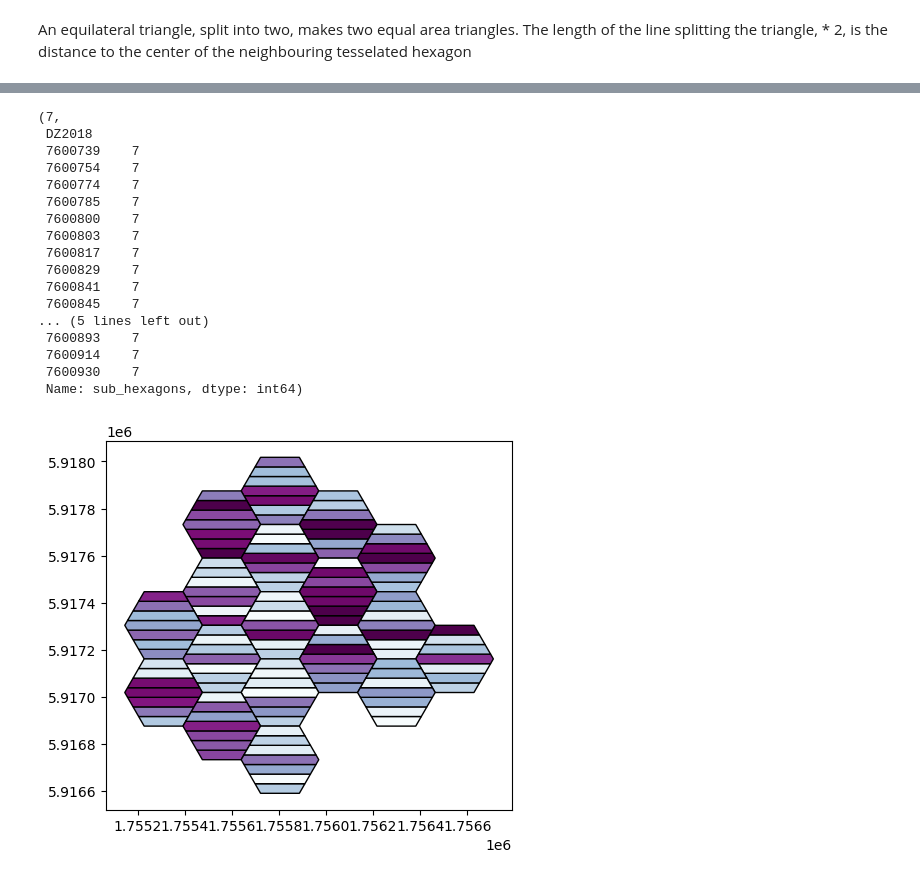
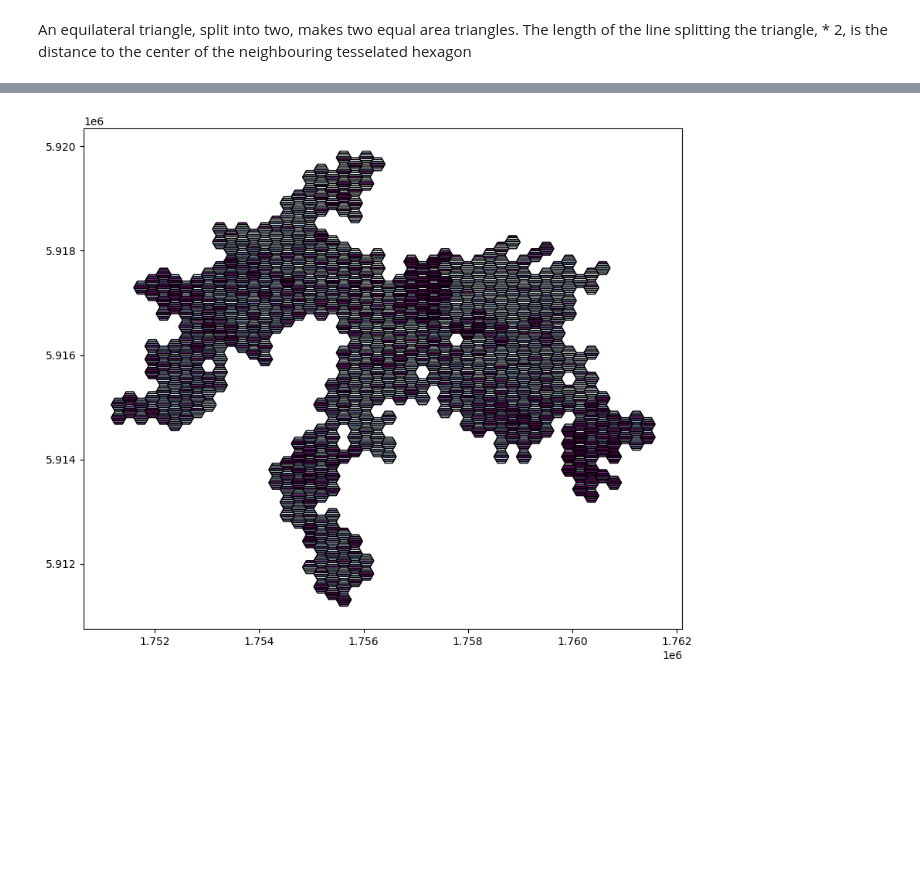
Before and after one commit to UoA-eResearch/IMD, a Jupyter notebook: hexagons.ipynb, the cells around one changed output, grey strips where cells are left out. Saved outputs shown, nothing was run; the diff lists cells and outputs as text; code cells hidden in the pictures; blank space fills up the shorter version.

```diff
--- a/hexagons.ipynb
+++ b/hexagons.ipynb
@@ -125,5 +123,7 @@ GeometryCollection(list(sub_hexagons(start_hexagon).geoms) + [start_hexagon])
 # %%
 def sub_hexagons(hexagon):
+    if hexagon is None:
+        return None
     center = hexagon.centroid
     radius = start_hexagon.length / 6
     hexagons = [create_hexagon(center, radius * .33, True)]
@@ -180,10 +180,10 @@ hex_neighbours = gpd.GeoSeries(hex_neighbours, crs=df.crs)
 ax = hex_neighbours.plot(edgecolor="blue", facecolor="none", figsize=(10,10))
 for i in range(6):
   p = hex_neighbours.centroid.iloc[i]
-  ax.annotate(text=str(i), xy=[p.x, p.y + radius / 8], ha='center')
+  ax.annotate(text=str(i), xy=[p.x, p.y + radius / 8], ha='center', color="blue")
 neighbours.boundary.plot(ax=ax, color="green", alpha=.5)
 for i in neighbours.index:
-  ax.annotate(text=str(i), xy=[neighbours.centroid[i].x, neighbours.centroid[i].y], ha='center')
+  ax.annotate(text=str(i), xy=[neighbours.centroid[i].x, neighbours.centroid[i].y], ha='center', color="green")
 gpd.GeoSeries(start_hexagon).plot(ax=ax, edgecolor="red", facecolor="none")
 # %% [output]
 <Axes: >
@@ -255,5 +271,5 @@ len(df_hex)
 # %%
 rank_cols = ['Rank_Emplo', 'Rank_Incom', 'Rank_Crime', 'Rank_Housi', 'Rank_Healt', 'Rank_Educa', 'Rank_Acces']
 # %%
-df_hex["sliced_hexagons"] = df_hex.hex_geo.apply(slice_hexagon)
-df_hex["sub_hexagons"] = df_hex.hex_geo.apply(sub_hexagons)
+df["sliced_hexagons"] = df.hex_geo.apply(slice_hexagon)
+df["sub_hexagons"] = df.hex_geo.apply(sub_hexagons)
@@ -265,27 +276,8 @@ df_hex["sub_hexagons"].plot()
-# %%
-len(rank_cols), df_hex.sub_hexagons.apply(lambda g: len(g.geoms))
-# %% [output]
-(7,
- DZ2018
- 7600739    7
- 7600754    7
- 7600774    7
- 7600785    7
- 7600800    7
- 7600803    7
- 7600817    7
- 7600829    7
- 7600841    7
- 7600845    7
-... (5 lines left out)
- 7600893    7
- 7600914    7
- 7600930    7
- Name: sub_hexagons, dtype: int64)
 # %%
-ax = plt.gca()
+fig, ax = plt.subplots(figsize=(10,10))
+
 for i, rank_col in enumerate(rank_cols):
-    df_hex.set_geometry(df_hex.sliced_hexagons.apply(lambda g: g.geoms[i])).plot(rank_col, ax=ax, cmap="BuPu", edgecolor="black")
+    df.set_geometry(df.sliced_hexagons.apply(lambda g: g.geoms[i] if g else None)).plot(rank_col, ax=ax, cmap="BuPu", edgecolor="black")
 # %% [output]
-[figure, old version]
+[figure, new version]
 # %%
```
Also changed, not shown: parts of 23 cells of this notebook.
